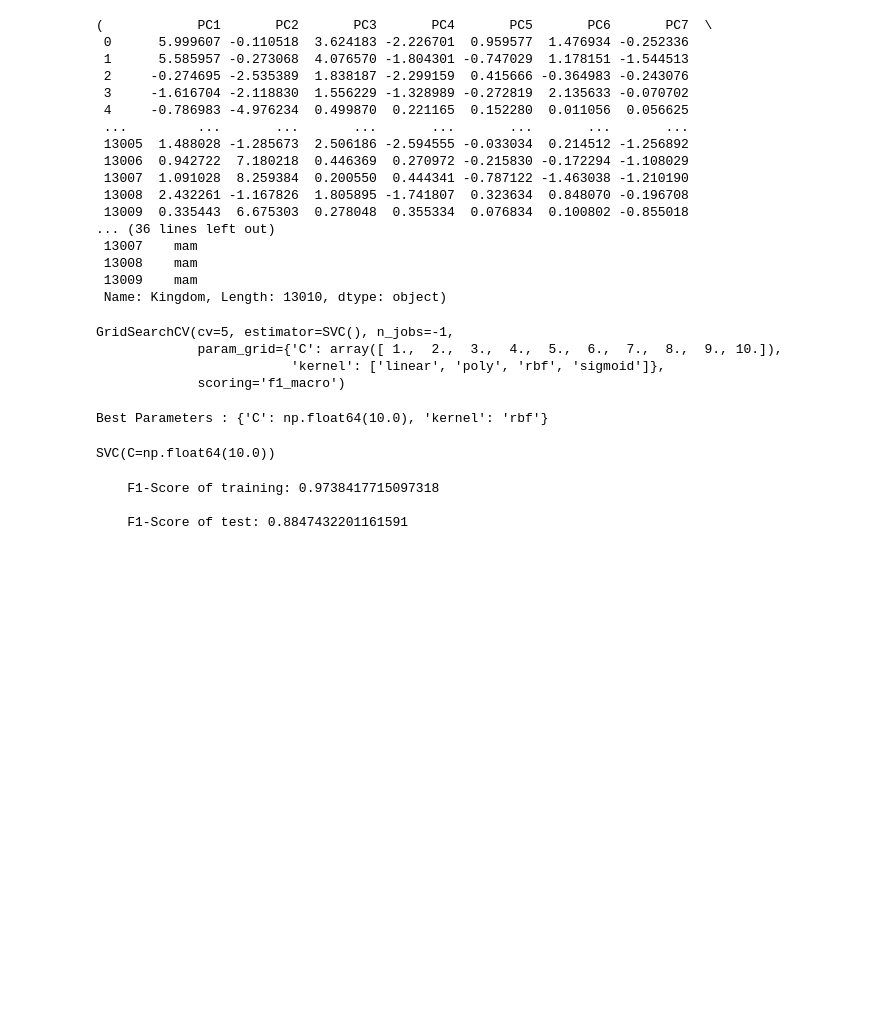
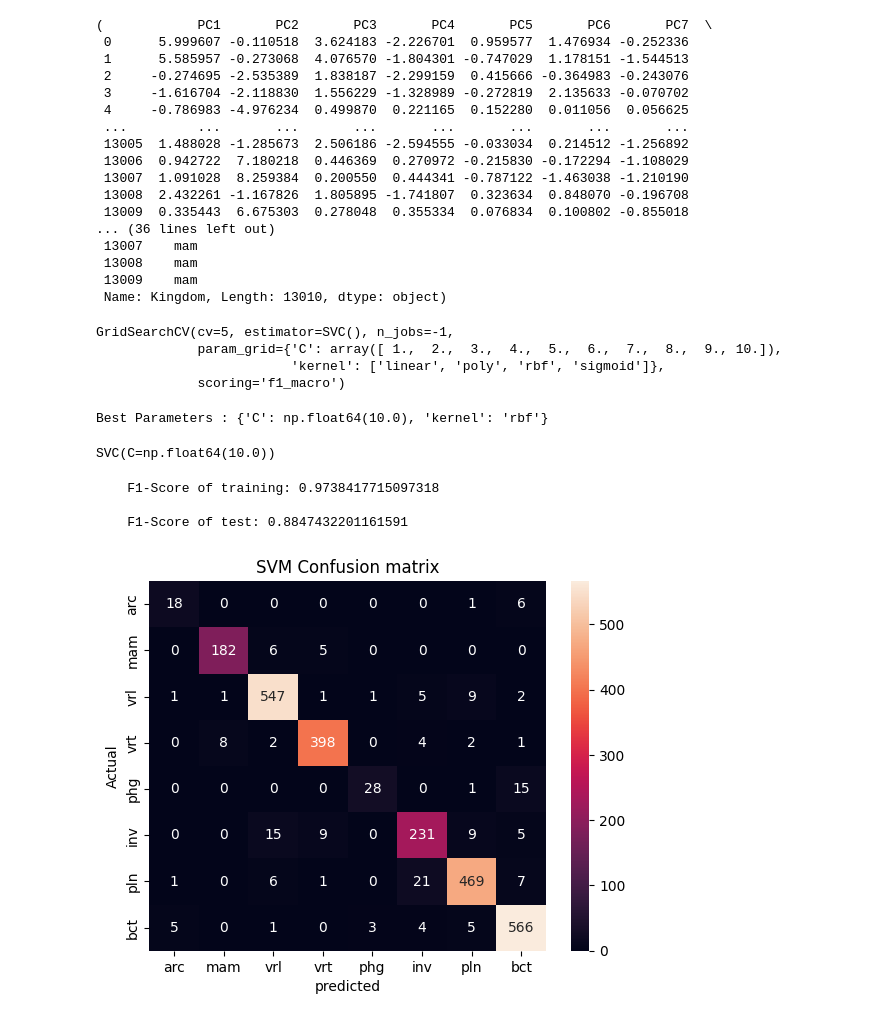
Before and after one commit to OmarGamalH/Codon-Based-Kingdom-Classification-Using-Machine-Learning, a Jupyter notebook: Notebooks/SVM.ipynb, the cells around one changed output. Cells and saved outputs as stored; diff of their text form; code cells hidden in the pictures; blank space fills up the shorter version.

```diff
--- a/Notebooks/SVM.ipynb
+++ b/Notebooks/SVM.ipynb
@@ -106,3 +108,14 @@ def load_model(filename):
     return saved_model
 # %%
 save_model(model , os.path.join(OUTPUT_PATH , 'SVM'))
+# %%
+y_labels = list(set(Y))
+cm = confusion_matrix(y_test , y_pred_test , labels = y_labels)
+# %%
+heat_map = sb.heatmap(cm , annot = True , fmt = '.0f' , xticklabels = y_labels , yticklabels = y_labels)
+heat_map.set_title("SVM Confusion matrix")
+heat_map.set_xlabel("predicted")
+heat_map.set_ylabel("Actual")
+plt.show()
+# %% [output]
+[figure, added]
```
Also changed, not shown: parts of 2 cells of this notebook.
